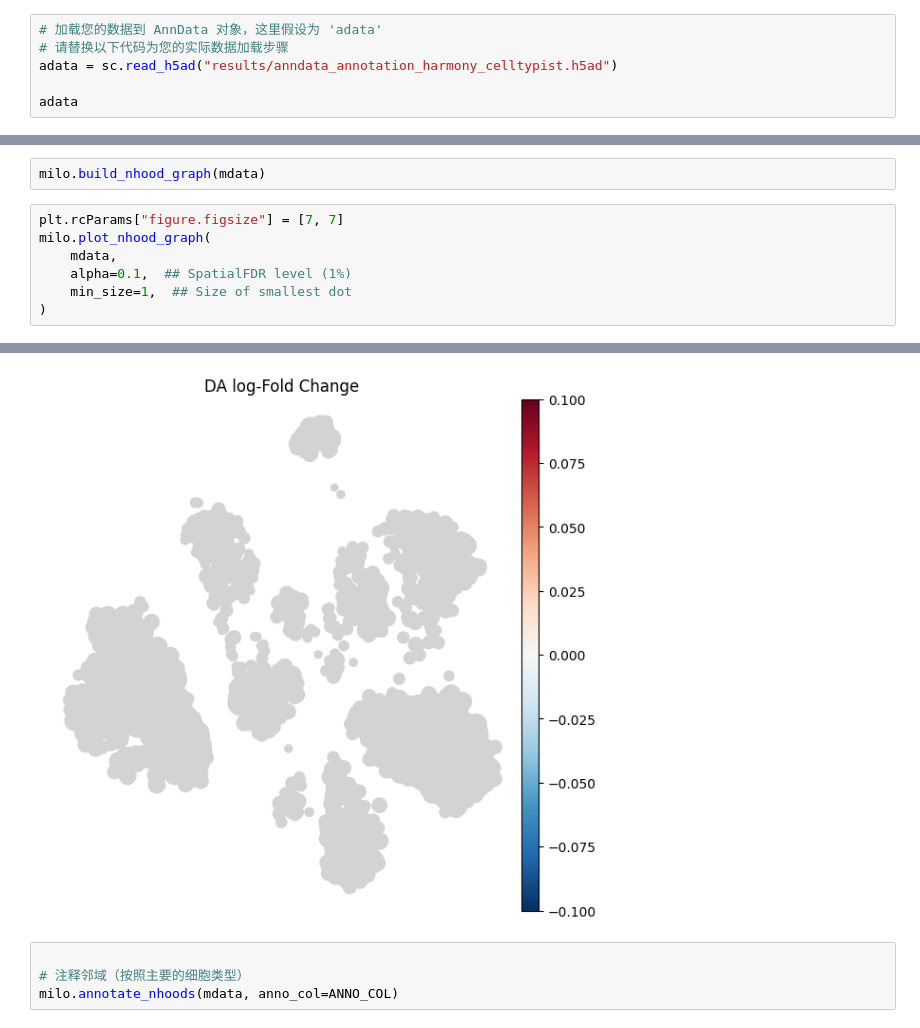
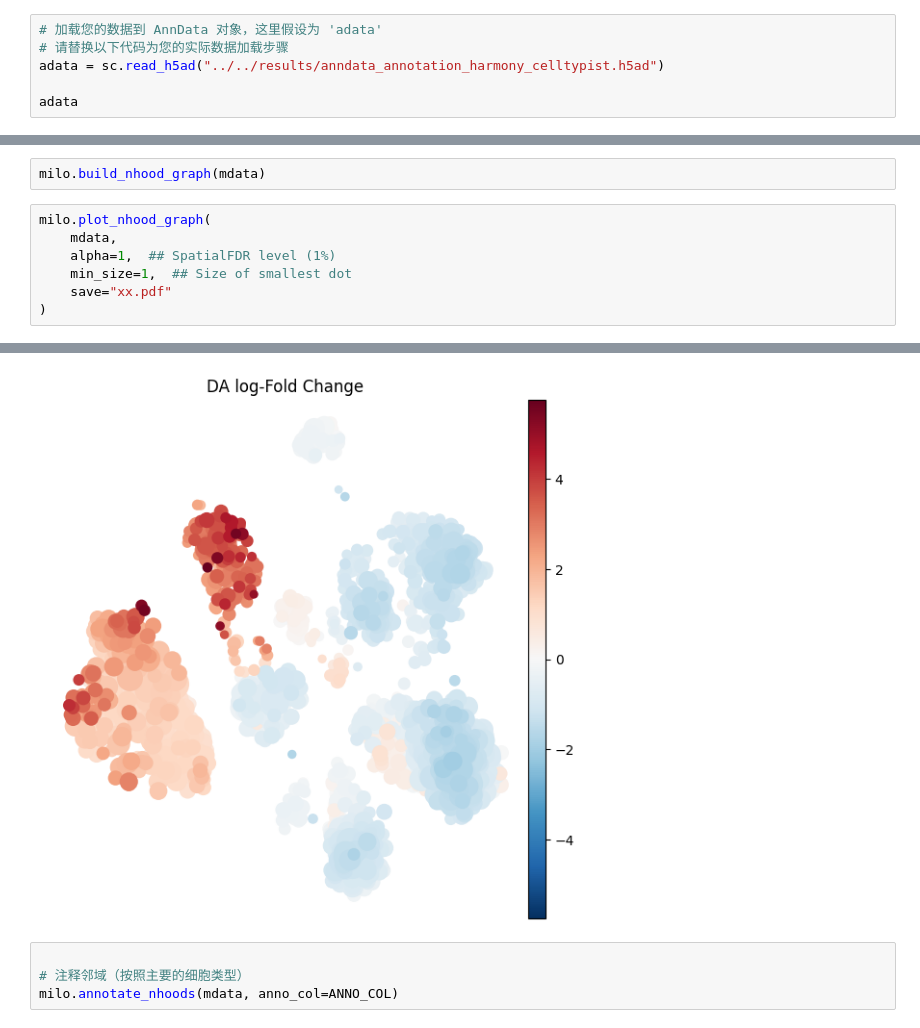
Before and after one commit to Younthing/snakemake-single-cell, a Jupyter notebook: workflow/notebooks/32-邻域细胞类型丰度检测.ipynb, the cells around one changed output, grey strips where cells are left out. Cells and saved outputs as stored; diff of their text form.

```diff
--- a/workflow/notebooks/32-邻域细胞类型丰度检测.ipynb
+++ b/workflow/notebooks/32-邻域细胞类型丰度检测.ipynb
@@ -5,7 +5,7 @@ import matplotlib.pyplot as plt
 # %%
 # 加载您的数据到 AnnData 对象，这里假设为 'adata'
 # 请替换以下代码为您的实际数据加载步骤
-adata = sc.read_h5ad("results/anndata_annotation_harmony_celltypist.h5ad")
+adata = sc.read_h5ad("../../results/anndata_annotation_harmony_celltypist.h5ad")
 
 adata
 # %% [output]
@@ -97,10 +97,10 @@ plt.rcParams["figure.figsize"] = old_figsize
 # %%
 milo.build_nhood_graph(mdata)
 # %%
-plt.rcParams["figure.figsize"] = [7, 7]
 milo.plot_nhood_graph(
     mdata,
-    alpha=0.1,  ## SpatialFDR level (1%)
+    alpha=1,  ## SpatialFDR level (1%)
     min_size=1,  ## Size of smallest dot
+    save="xx.pdf"
 )
 # %% [output]
@@ -107,4 +108,4 @@ milo.plot_nhood_graph(
-[figure, old version]
+[figure, new version]
 # %%
 
 # 注释邻域（按照主要的细胞类型）
```
Also changed, not shown: parts of 3 cells of this notebook, 14 other files.
